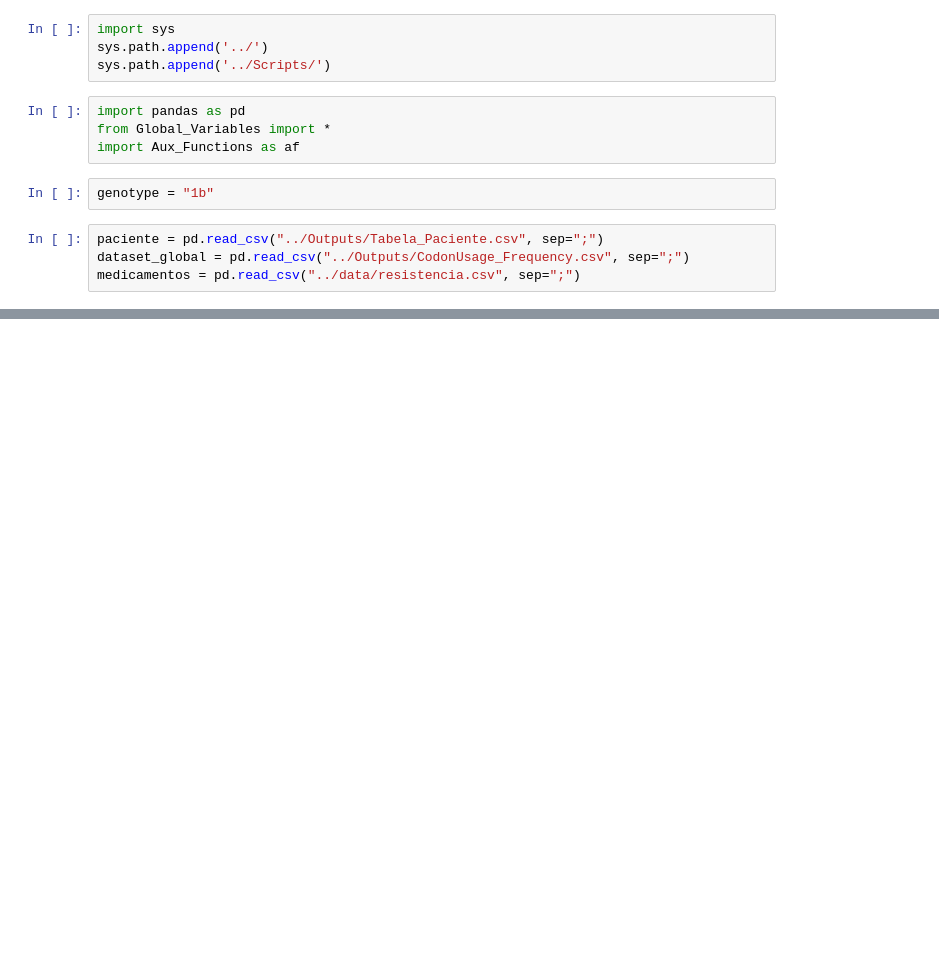
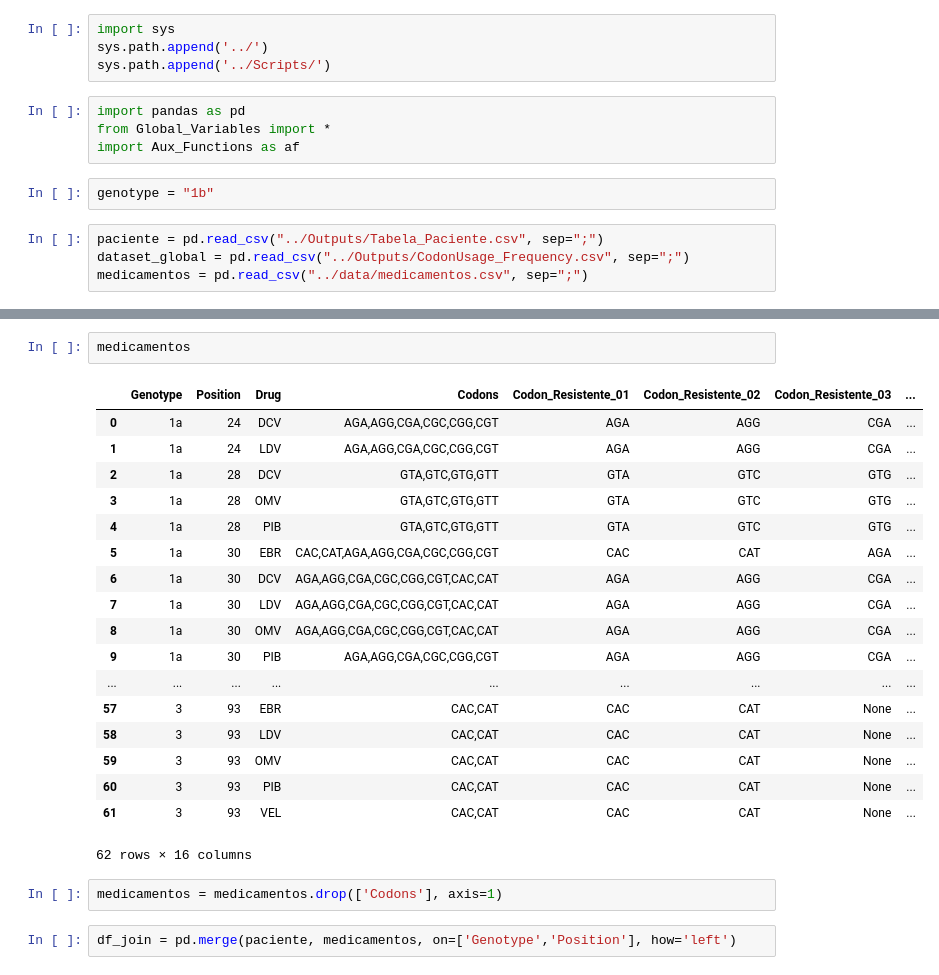
Before and after one commit to Douglas47/MasterDegreeHCV, a Jupyter notebook: Notebooks/Step_03.ipynb, the cells around one changed output, grey strips where cells are left out. Drawn from its saved outputs; the diff is of its cells as text; blank space fills up the shorter version.

```diff
--- a/Notebooks/Step_03.ipynb
+++ b/Notebooks/Step_03.ipynb
@@ -11,4 +11,4 @@ genotype = "1b"
 # %%
 paciente = pd.read_csv("../Outputs/Tabela_Paciente.csv", sep=";")
 dataset_global = pd.read_csv("../Outputs/CodonUsage_Frequency.csv", sep=";")
-medicamentos = pd.read_csv("../data/resistencia.csv", sep=";")
+medicamentos = pd.read_csv("../data/medicamentos.csv", sep=";")
@@ -61,0 +28,25 @@ SyntaxError: invalid syntax (<ipython-input-15-816913dcea4d>, line 1)
+# %%
+medicamentos
+# %% [output]
+|  | Genotype | Position | Drug | Codons | Codon_Resistente_01 | Codon_Resistente_02 | Codon_Resistente_03 | ... |
+| 0 | 1a | 24 | DCV | AGA,AGG,CGA,CGC,CGG,CGT | AGA | AGG | CGA | ... |
+| 1 | 1a | 24 | LDV | AGA,AGG,CGA,CGC,CGG,CGT | AGA | AGG | CGA | ... |
+| 2 | 1a | 28 | DCV | GTA,GTC,GTG,GTT | GTA | GTC | GTG | ... |
+| 3 | 1a | 28 | OMV | GTA,GTC,GTG,GTT | GTA | GTC | GTG | ... |
+| 4 | 1a | 28 | PIB | GTA,GTC,GTG,GTT | GTA | GTC | GTG | ... |
+| 5 | 1a | 30 | EBR | CAC,CAT,AGA,AGG,CGA,CGC,CGG,CGT | CAC | CAT | AGA | ... |
+| 6 | 1a | 30 | DCV | AGA,AGG,CGA,CGC,CGG,CGT,CAC,CAT | AGA | AGG | CGA | ... |
+| 7 | 1a | 30 | LDV | AGA,AGG,CGA,CGC,CGG,CGT,CAC,CAT | AGA | AGG | CGA | ... |
+| 8 | 1a | 30 | OMV | AGA,AGG,CGA,CGC,CGG,CGT,CAC,CAT | AGA | AGG | CGA | ... |
+| 9 | 1a | 30 | PIB | AGA,AGG,CGA,CGC,CGG,CGT | AGA | AGG | CGA | ... |
+| ... | ... | ... | ... | ... | ... | ... | ... | ... |
+| 57 | 3 | 93 | EBR | CAC,CAT | CAC | CAT | None | ... |
+| 58 | 3 | 93 | LDV | CAC,CAT | CAC | CAT | None | ... |
+| 59 | 3 | 93 | OMV | CAC,CAT | CAC | CAT | None | ... |
+| 60 | 3 | 93 | PIB | CAC,CAT | CAC | CAT | None | ... |
+| 61 | 3 | 93 | VEL | CAC,CAT | CAC | CAT | None | ... |
+62 rows × 16 columns
+# %%
+medicamentos = medicamentos.drop(['Codons'], axis=1)
+# %%
+df_join = pd.merge(paciente, medicamentos, on=['Genotype','Position'], how='left')
```
Also changed, not shown: parts of 6 cells of this notebook, 1 other file.
